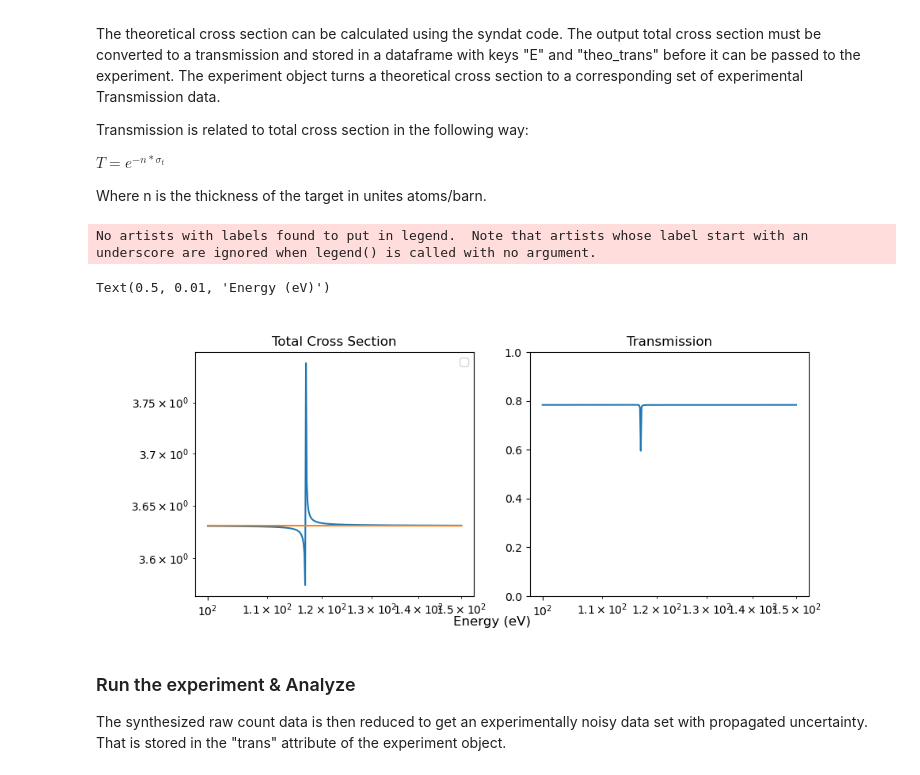
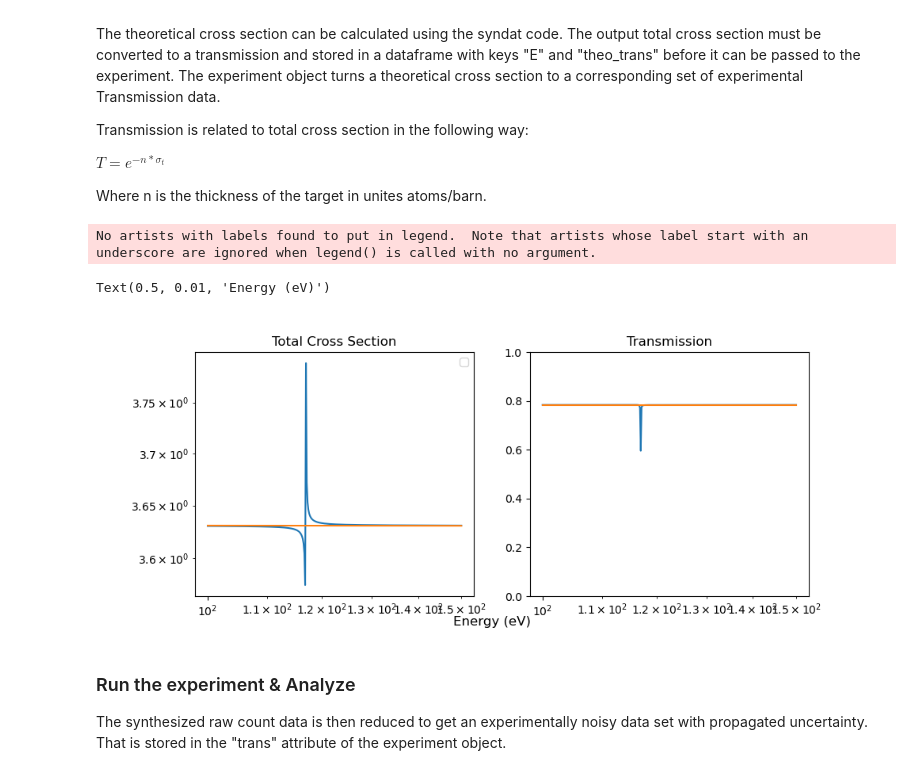
Before and after one commit to Naww137/Syndat, a Jupyter notebook: examples/GenerateData_UserExample.ipynb, the cells around one changed output. Drawn from its saved outputs; the diff is of its cells as text; code cells hidden in the pictures.

```diff
--- a/examples/GenerateData_UserExample.ipynb
+++ b/examples/GenerateData_UserExample.ipynb
@@ -129,34 +129,36 @@ xs_tot2, xs_scat2, xs_cap2 = syndat.scattering_theory.SLBW(exp.energy_domain, Ta
 # convert to transmisison and put in an appropriate dataframe
 n = 0.067166 # atoms per barn or atoms/(1e-12*cm^2)
 trans = np.exp(-n*xs_tot)
 trans_thick = np.exp(-0.5*xs_tot)
+trans2 = np.exp(-n*xs_tot2)
 theoretical_df = pd.DataFrame({'E':exp.energy_domain, 'theo_trans':trans})
 
 fig, ax = subplots(1,2, figsize=(10,4))
 # ax[0].plot(sammy_calculated.E, sammy_calculated.theo_xs, label='sammy')
 ax[0].plot(exp.energy_domain, xs_scat)
 ax[0].plot(exp.energy_domain, xs_scat2)
 # ax[0].plot(exp.energy_domain, xs_cap)
 # ax[0].plot(exp.energy_domain, xs_cap)
 # ax[0].plot(exp.energy_domain, xs_cap2)
 # ax[0].plot(sammy.E, sammy.theo_xs, '.', label='sammy')
 ax[0].set_xscale('log')
 ax[0].set_yscale('log')
 ax[0].set_title('Total Cross Section')
 ax[0].legend()
 
 ax[1].plot(theoretical_df.E, theoretical_df.theo_trans)
+ax[1].plot(theoretical_df.E, trans2)
 # ax[1].plot(theoretical_df.E, trans_thick)
 # ax[1].plot(sammy_calculated.E, sammy_calculated.theo_trans, label='sammy')
 ax[1].set_xscale('log')
 ax[1].set_ylim([0,1])
 ax[1].set_title('Transmission')
 
 fig.supxlabel('Energy (eV)')
 # %% [output]
 No artists with labels found to put in legend.  Note that artists whose label start with an underscore are ignored when legend() is called with no argument.
 Text(0.5, 0.01, 'Energy (eV)')
-[figure, old version]
+[figure, new version]
 # %% [markdown]
 ### Run the experiment & Analyze
 
```
Also changed, not shown: parts of 4 cells of this notebook, 1 other file.
